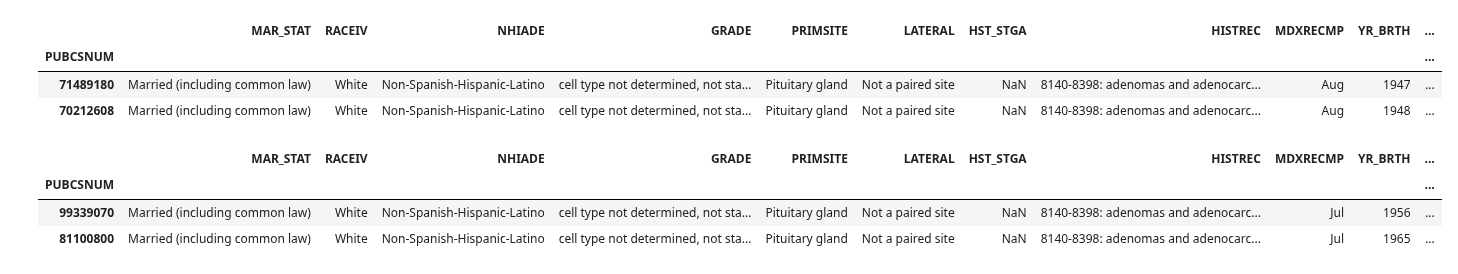
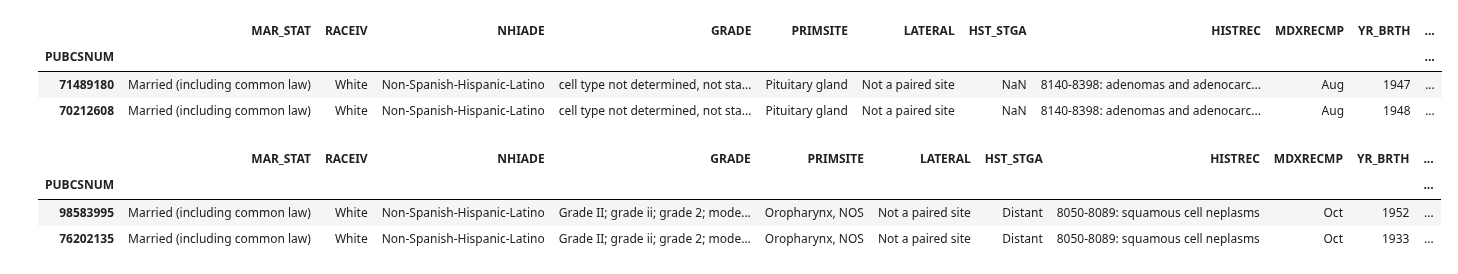
Before and after one commit to doolingdavid/SEERMATCH2, a Jupyter notebook: all_other_example.ipynb, the cells around one changed output. Drawn from its saved outputs; the diff is of its cells as text; code cells hidden in the pictures.

```diff
--- a/all_other_example.ipynb
+++ b/all_other_example.ipynb
@@ -1169,7 +1169,7 @@
 # %%
 goodcols = ['MAR_STAT','RACEIV','NHIADE','GRADE','PRIMSITE',
           'LATERAL','HST_STGA','HISTREC','MDXRECMP',
-           'YR_BRTH','AGE_DX','YEAR_DX','CSTUMSIZ',
+           'YR_BRTH','AGE_DX','YEAR_DX','CSTUMSIZ','SEX',
            'lat','lng']
 # %%
 dfotherorig[goodcols].loc[[controlindices[0],treatmentindices[0]]]
@@ -1179,10 +1179,10 @@ dfotherorig[goodcols].loc[[controlindices[0],treatmentindices[0]]]
 | 71489180 | Married (including common law) | White | Non-Spanish-Hispanic-Latino | cell type not determined, not sta... | Pituitary gland | Not a paired site | NaN | 8140-8398: adenomas and adenocarc... | Aug | 1947 | ... |
 | 70212608 | Married (including common law) | White | Non-Spanish-Hispanic-Latino | cell type not determined, not sta... | Pituitary gland | Not a paired site | NaN | 8140-8398: adenomas and adenocarc... | Aug | 1948 | ... |
 # %%
-dfotherorig[goodcols].loc[[controlindices[1],treatmentindices[1]]]
+dfotherorig[goodcols].loc[[controlindices[75],treatmentindices[75]]]
 # %% [output]
 |  | MAR_STAT | RACEIV | NHIADE | GRADE | PRIMSITE | LATERAL | HST_STGA | HISTREC | MDXRECMP | YR_BRTH | ... |
 | PUBCSNUM |  |  |  |  |  |  |  |  |  |  | ... |
-| 99339070 | Married (including common law) | White | Non-Spanish-Hispanic-Latino | cell type not determined, not sta... | Pituitary gland | Not a paired site | NaN | 8140-8398: adenomas and adenocarc... | Jul | 1956 | ... |
-| 81100800 | Married (including common law) | White | Non-Spanish-Hispanic-Latino | cell type not determined, not sta... | Pituitary gland | Not a paired site | NaN | 8140-8398: adenomas and adenocarc... | Jul | 1965 | ... |
+| 98583995 | Married (including common law) | White | Non-Spanish-Hispanic-Latino | Grade II; grade ii; grade 2; mode... | Oropharynx, NOS | Not a paired site | Distant | 8050-8089: squamous cell neplasms | Oct | 1952 | ... |
+| 76202135 | Married (including common law) | White | Non-Spanish-Hispanic-Latino | Grade II; grade ii; grade 2; mode... | Oropharynx, NOS | Not a paired site | Distant | 8050-8089: squamous cell neplasms | Oct | 1933 | ... |
 # %%
```
Also changed, not shown: parts of 17 cells of this notebook.
